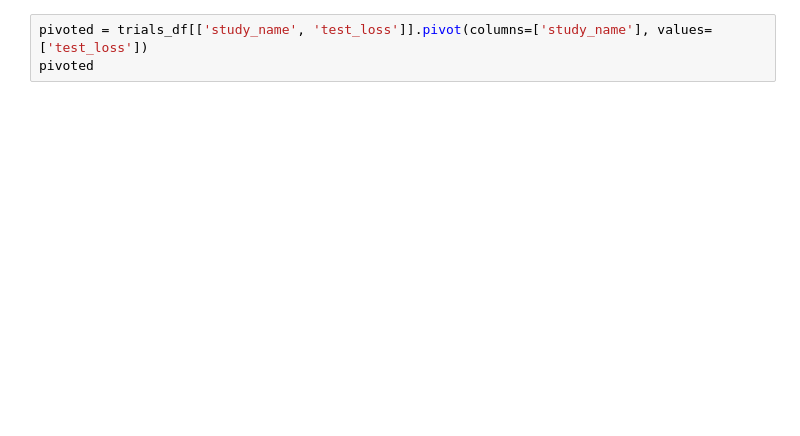
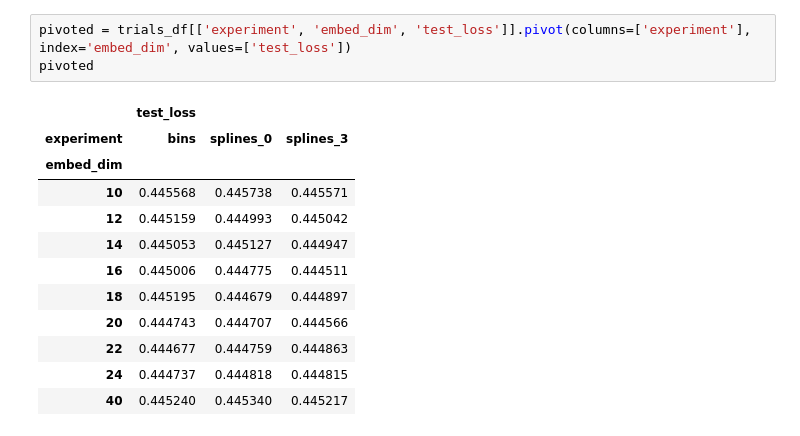
Before and after one commit to alexshtf/criteo_splines, a Jupyter notebook: studies.ipynb, the cells around one changed output. Drawn from its saved outputs; the diff is of its cells as text; blank space fills up the shorter version.

```diff
--- a/studies.ipynb
+++ b/studies.ipynb
@@ -28,4 +137,17 @@ trials_df
 # %%
-pivoted = trials_df[['study_name', 'test_loss']].pivot(columns=['study_name'], values=['test_loss'])
+pivoted = trials_df[['experiment', 'embed_dim', 'test_loss']].pivot(columns=['experiment'], index='embed_dim', values=['test_loss'])
 pivoted
+# %% [output]
+|  | test_loss |  |  |
+| experiment | bins | splines_0 | splines_3 |
+| embed_dim |  |  |  |
+| 10 | 0.445568 | 0.445738 | 0.445571 |
+| 12 | 0.445159 | 0.444993 | 0.445042 |
+| 14 | 0.445053 | 0.445127 | 0.444947 |
+| 16 | 0.445006 | 0.444775 | 0.444511 |
+| 18 | 0.445195 | 0.444679 | 0.444897 |
+| 20 | 0.444743 | 0.444707 | 0.444566 |
+| 22 | 0.444677 | 0.444759 | 0.444863 |
+| 24 | 0.444737 | 0.444818 | 0.444815 |
+| 40 | 0.445240 | 0.445340 | 0.445217 |
 # %%
```
Also changed, not shown: parts of 8 cells of this notebook, 33 other files.
